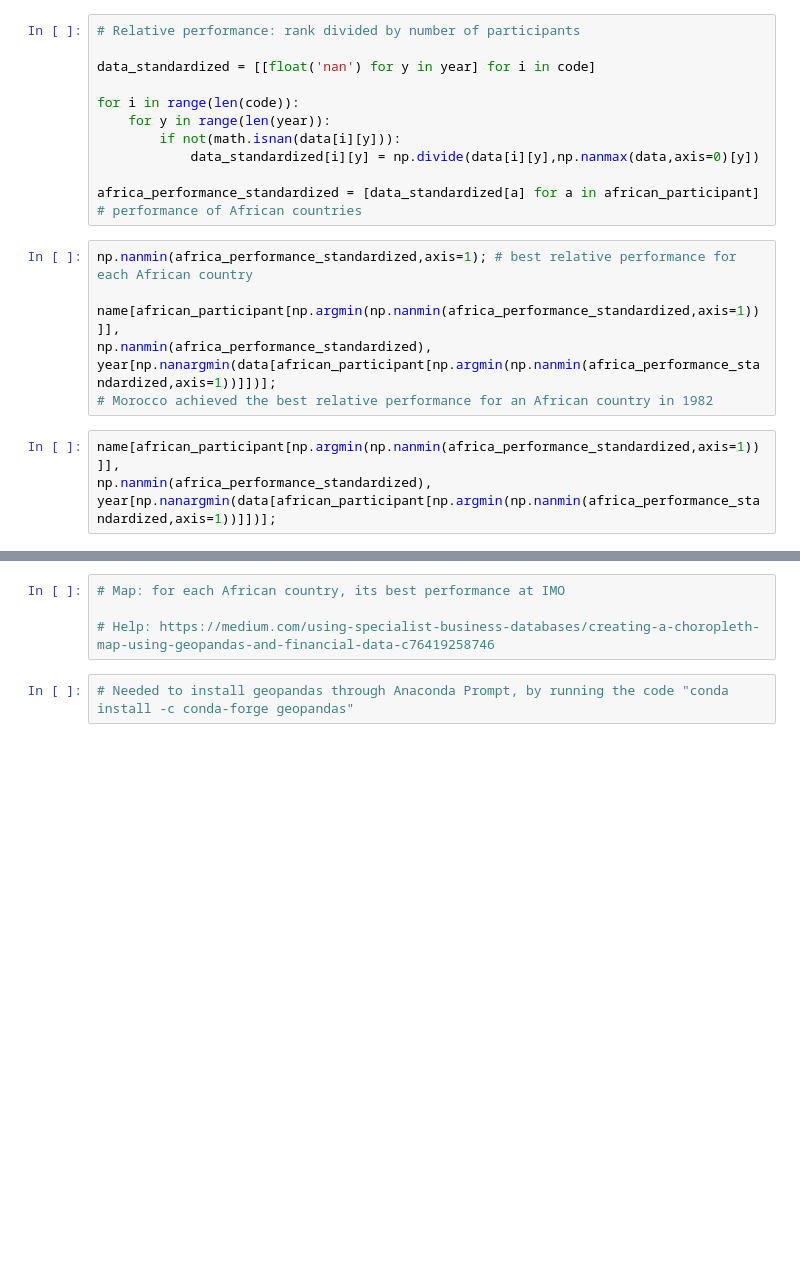
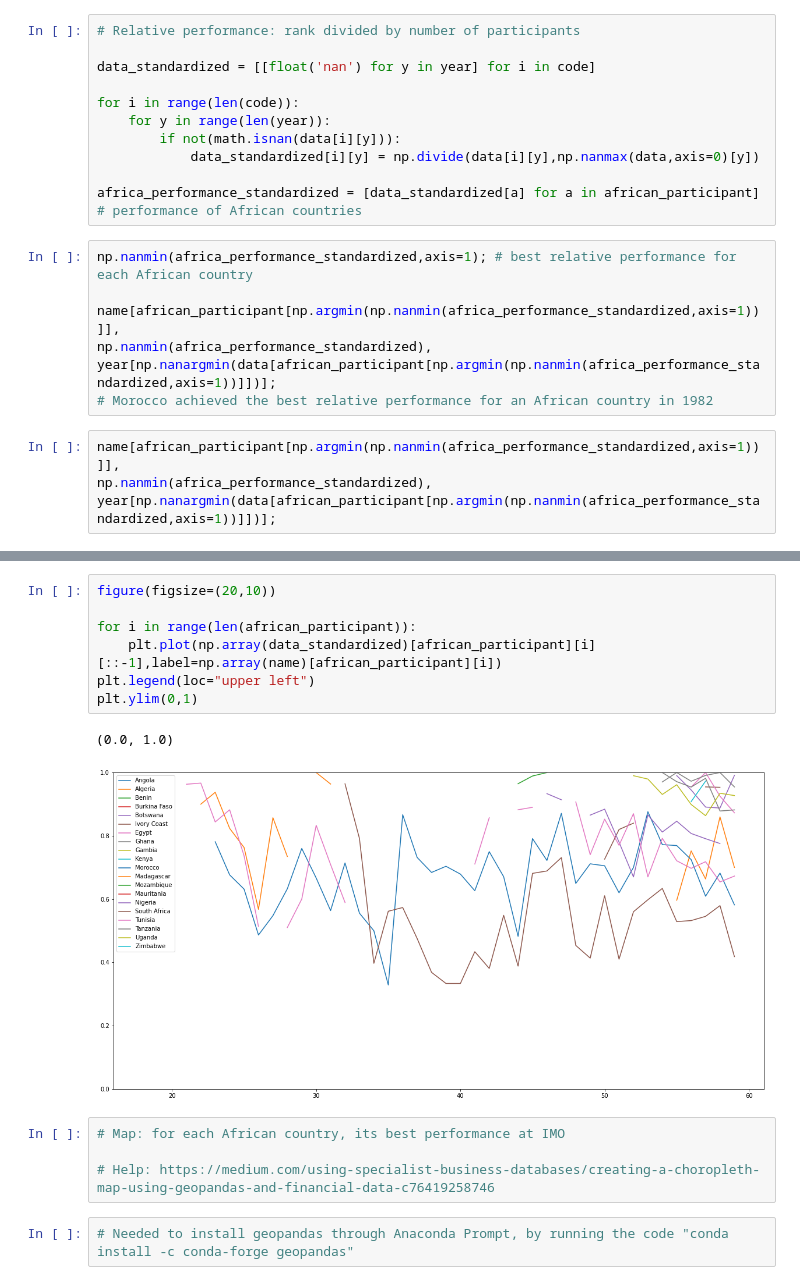
Before and after one commit to Djimdou/Side-Projects, a Jupyter notebook: IMO-Web-Scraping.ipynb, the cells around one changed output, grey strips where cells are left out. Saved outputs shown, nothing was run; the diff lists cells and outputs as text; blank space fills up the shorter version.

```diff
--- a/IMO-Web-Scraping.ipynb
+++ b/IMO-Web-Scraping.ipynb
@@ -97,3 +117,13 @@ year[np.nanargmin(data[african_participant[np.argmin(np.nanmin(africa_performanc
+# %%
+figure(figsize=(20,10))
+
+for i in range(len(african_participant)):
+    plt.plot(np.array(data_standardized)[african_participant][i][::-1],label=np.array(name)[african_participant][i])
+plt.legend(loc="upper left")
+plt.ylim(0,1)
+# %% [output]
+(0.0, 1.0)
+[figure, added]
 # %%
 # Map: for each African country, its best performance at IMO
 
```
Also changed, not shown: parts of 7 cells of this notebook.
